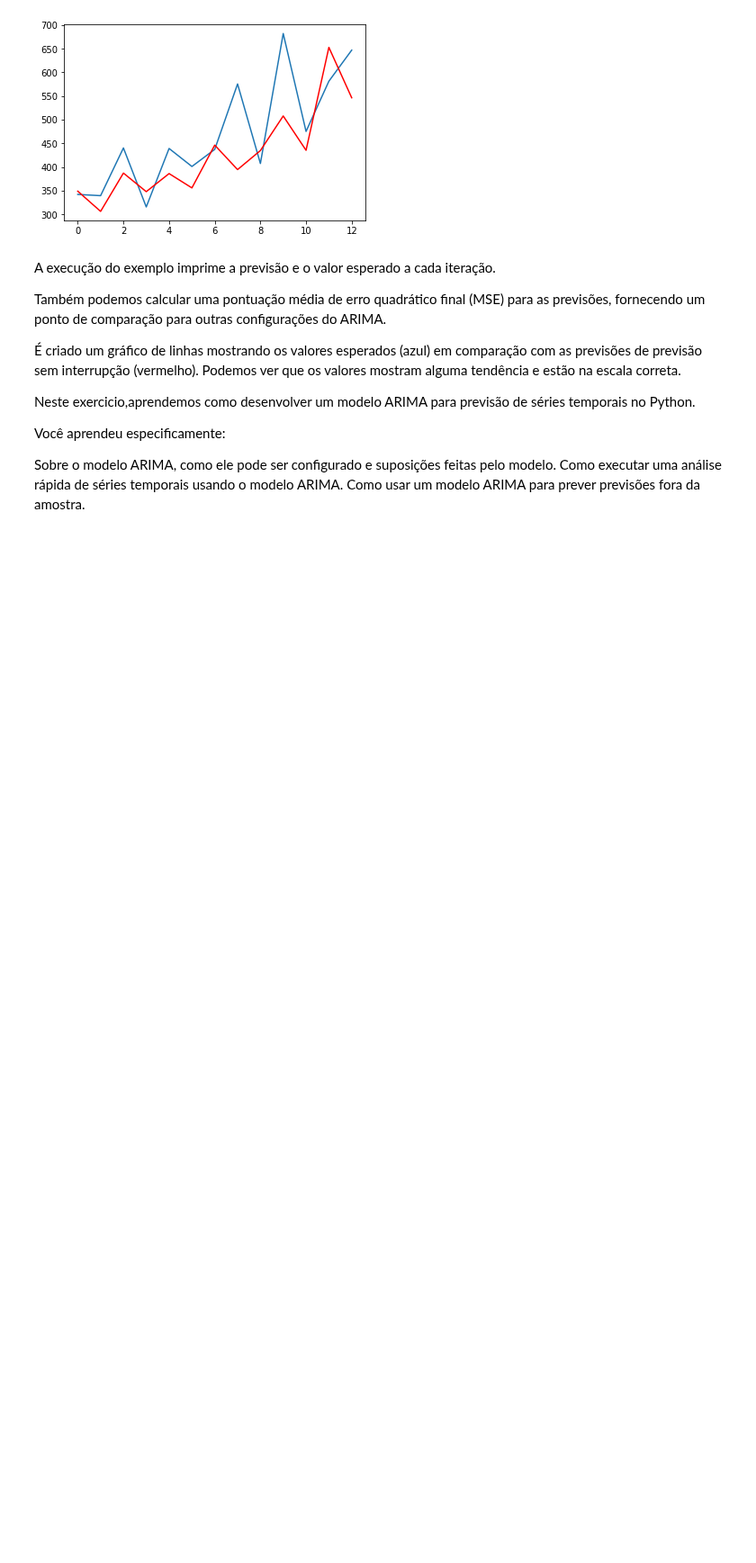
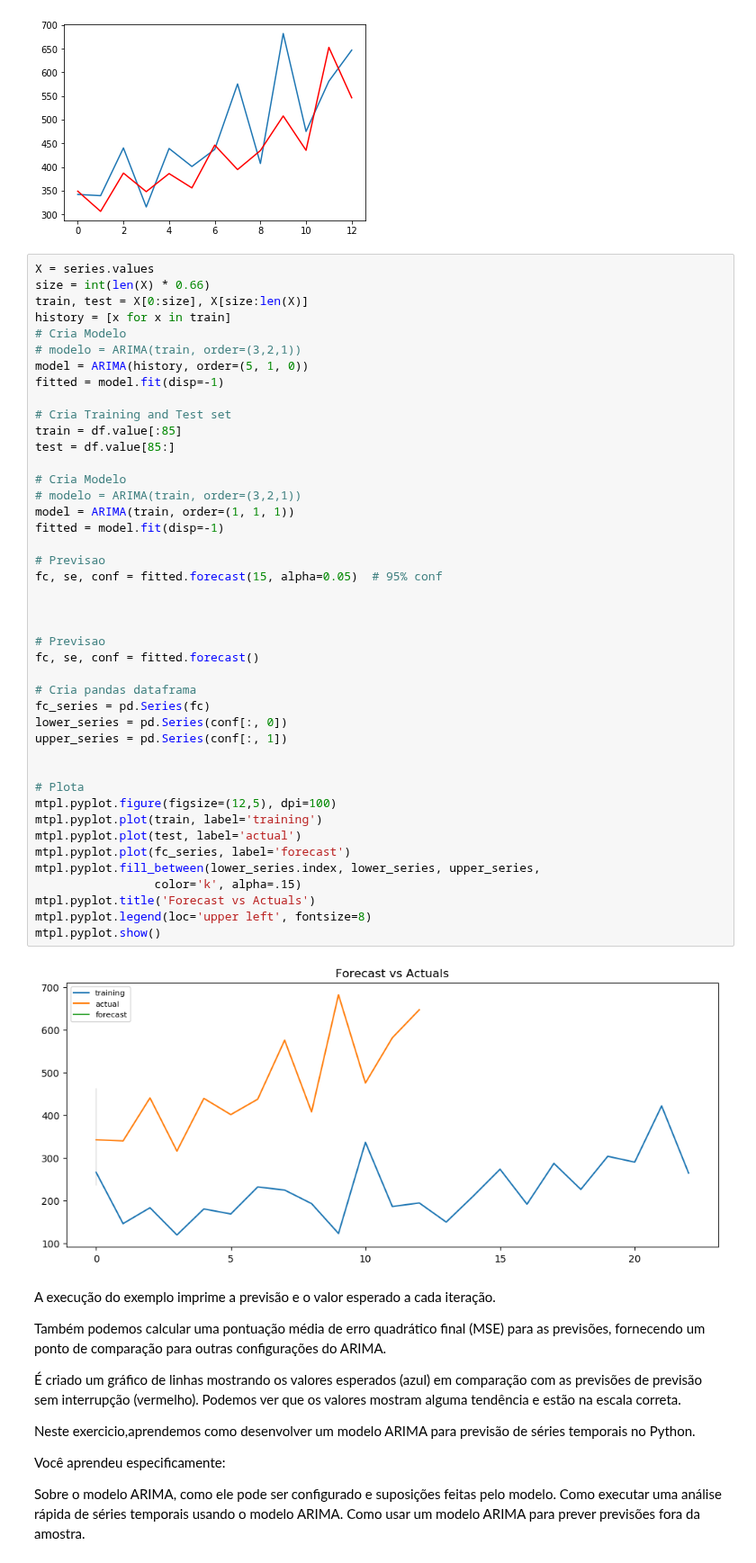
Before and after one commit to WoMakersCode/data-science-bootcamp, a Jupyter notebook: 3. Modelos regressivos/Exercicio_ARIMA/[Solução] Prevendo Vendas Shampoo.ipynb, the cells around one changed output. Shown at 90% size. Drawn from its saved outputs; the diff is of its cells as text; blank space fills up the shorter version.

```diff
--- a/3. Modelos regressivos/Exercicio_ARIMA/[Solução] Prevendo Vendas Shampoo.ipynb
+++ b/3. Modelos regressivos/Exercicio_ARIMA/[Solução] Prevendo Vendas Shampoo.ipynb
@@ -157,6 +157,51 @@ predicted=652.743768, expected=581.300000
 predicted=546.343465, expected=646.900000
 Test MSE: 6958.327
 [figure]
+# %%
+X = series.values
+size = int(len(X) * 0.66)
+train, test = X[0:size], X[size:len(X)]
+history = [x for x in train]
+# Cria Modelo
+# modelo = ARIMA(train, order=(3,2,1))
+model = ARIMA(history, order=(5, 1, 0))
+fitted = model.fit(disp=-1)
+
+# Cria Training and Test set
+train = df.value[:85]
+test = df.value[85:]
+
+# Cria Modelo
+# modelo = ARIMA(train, order=(3,2,1))
+model = ARIMA(train, order=(1, 1, 1))
+fitted = model.fit(disp=-1)
+
+# Previsao
+fc, se, conf = fitted.forecast(15, alpha=0.05)  # 95% conf
+
+
+
+# Previsao
+fc, se, conf = fitted.forecast()
+
+# Cria pandas dataframa
+fc_series = pd.Series(fc)
+lower_series = pd.Series(conf[:, 0])
+upper_series = pd.Series(conf[:, 1])
+
+
+# Plota
+mtpl.pyplot.figure(figsize=(12,5), dpi=100)
+mtpl.pyplot.plot(train, label='training')
+mtpl.pyplot.plot(test, label='actual')
+mtpl.pyplot.plot(fc_series, label='forecast')
+mtpl.pyplot.fill_between(lower_series.index, lower_series, upper_series,
+                 color='k', alpha=.15)
+mtpl.pyplot.title('Forecast vs Actuals')
+mtpl.pyplot.legend(loc='upper left', fontsize=8)
+mtpl.pyplot.show()
+# %% [output]
+[figure, added]
 # %% [markdown]
 A execução do exemplo imprime a previsão e o valor esperado a cada iteração.
 
```
Also changed, not shown: parts of 1 cell of this notebook, 6 other files.
